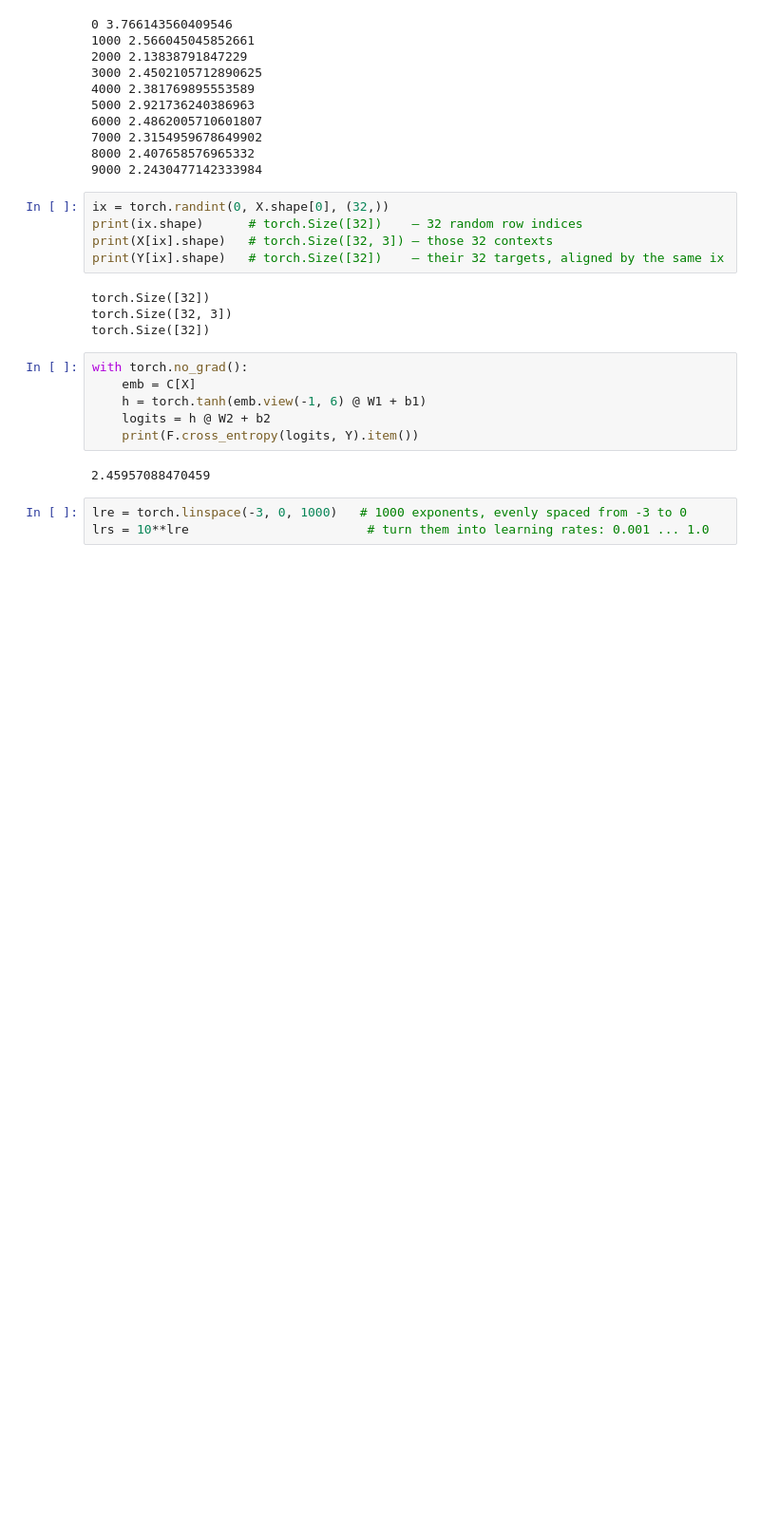
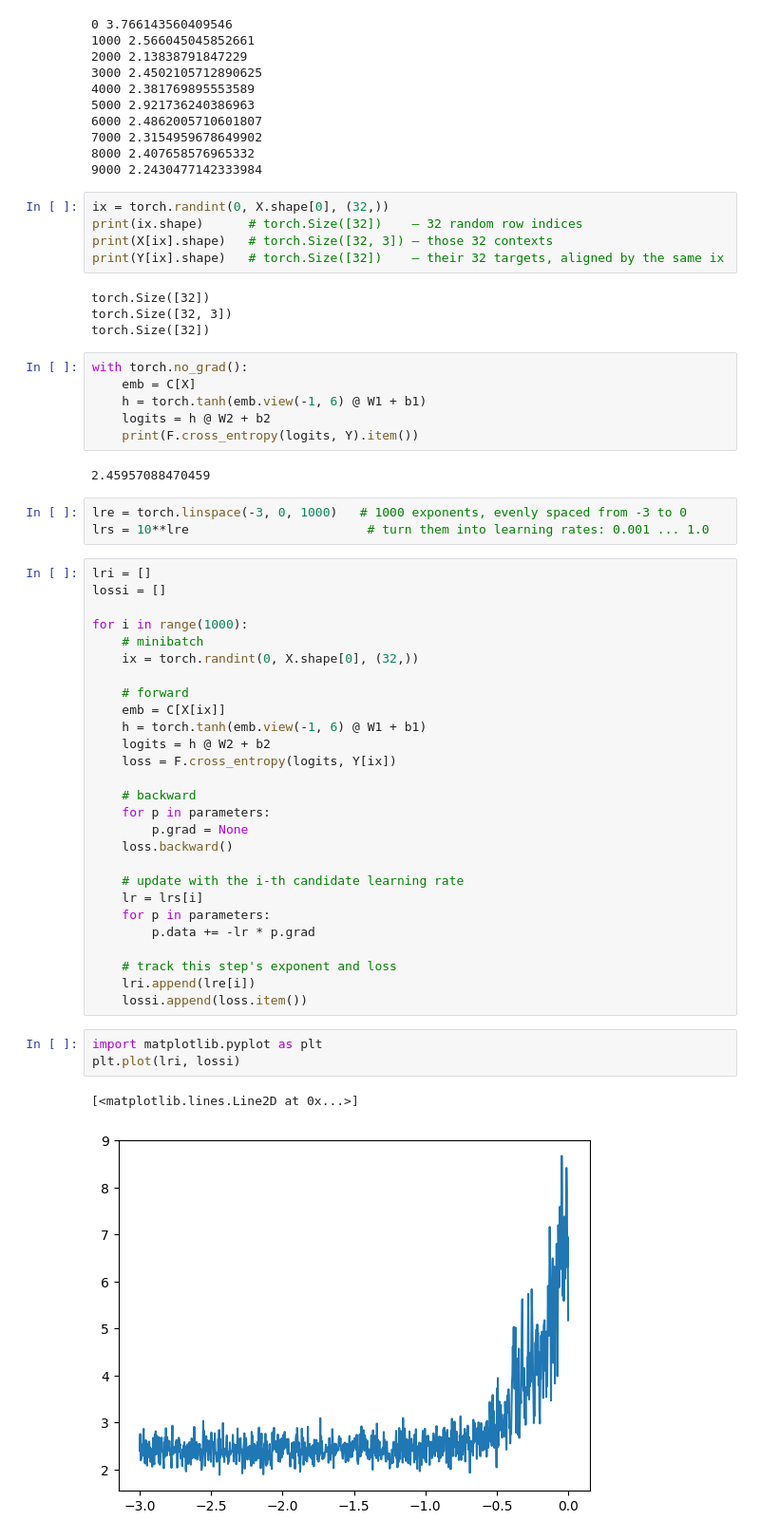
Before and after one commit to surajpawargenerativeai-byte/llm-bootcamp-2026, a Jupyter notebook: week-01-transformers/notebooks/bengiostyleMLP.ipynb, the cells around one changed output. Shown at 95% size. Saved outputs shown, nothing was run; the diff lists cells and outputs as text; blank space fills up the shorter version.

```diff
--- a/week-01-transformers/notebooks/bengiostyleMLP.ipynb
+++ b/week-01-transformers/notebooks/bengiostyleMLP.ipynb
@@ -236,3 +236,36 @@ with torch.no_grad():
 # %%
 lre = torch.linspace(-3, 0, 1000)   # 1000 exponents, evenly spaced from -3 to 0
 lrs = 10**lre                        # turn them into learning rates: 0.001 ... 1.0
+# %%
+lri = []
+lossi = []
+
+for i in range(1000):
+    # minibatch
+    ix = torch.randint(0, X.shape[0], (32,))
+
+    # forward
+    emb = C[X[ix]]
+    h = torch.tanh(emb.view(-1, 6) @ W1 + b1)
+    logits = h @ W2 + b2
+    loss = F.cross_entropy(logits, Y[ix])
+
+    # backward
+    for p in parameters:
+        p.grad = None
+    loss.backward()
+
+    # update with the i-th candidate learning rate
+    lr = lrs[i]
+    for p in parameters:
+        p.data += -lr * p.grad
+
+    # track this step's exponent and loss
+    lri.append(lre[i])
+    lossi.append(loss.item())
+# %%
+import matplotlib.pyplot as plt
+plt.plot(lri, lossi)
+# %% [output]
+[<matplotlib.lines.Line2D at 0x...>]
+[figure, added]
```
Also changed, not shown: 5 other files.
